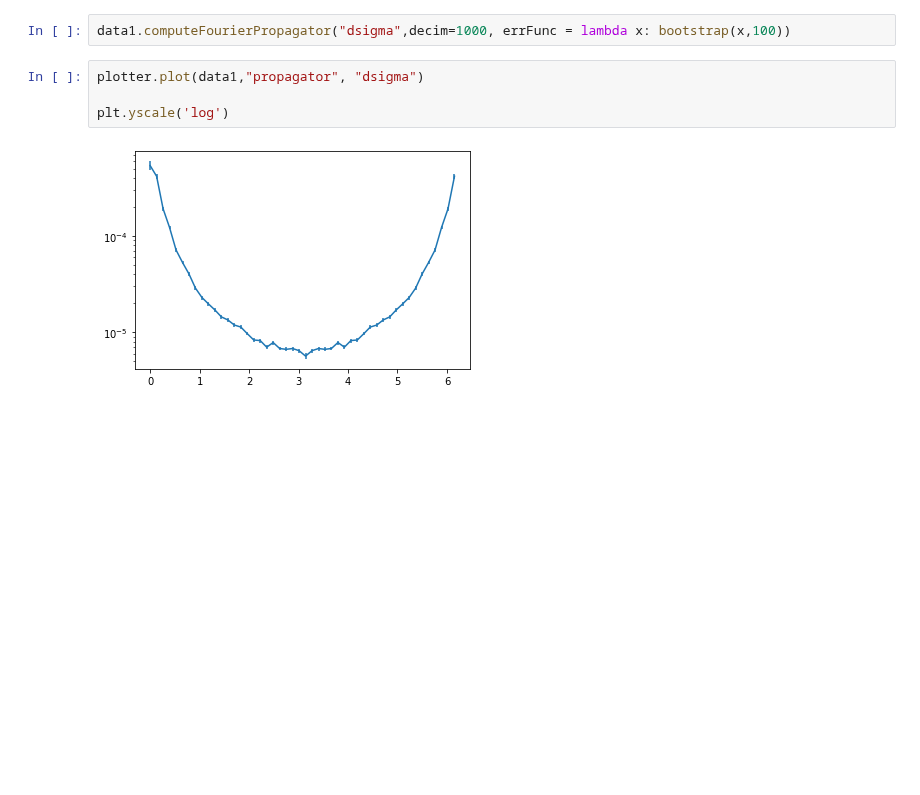
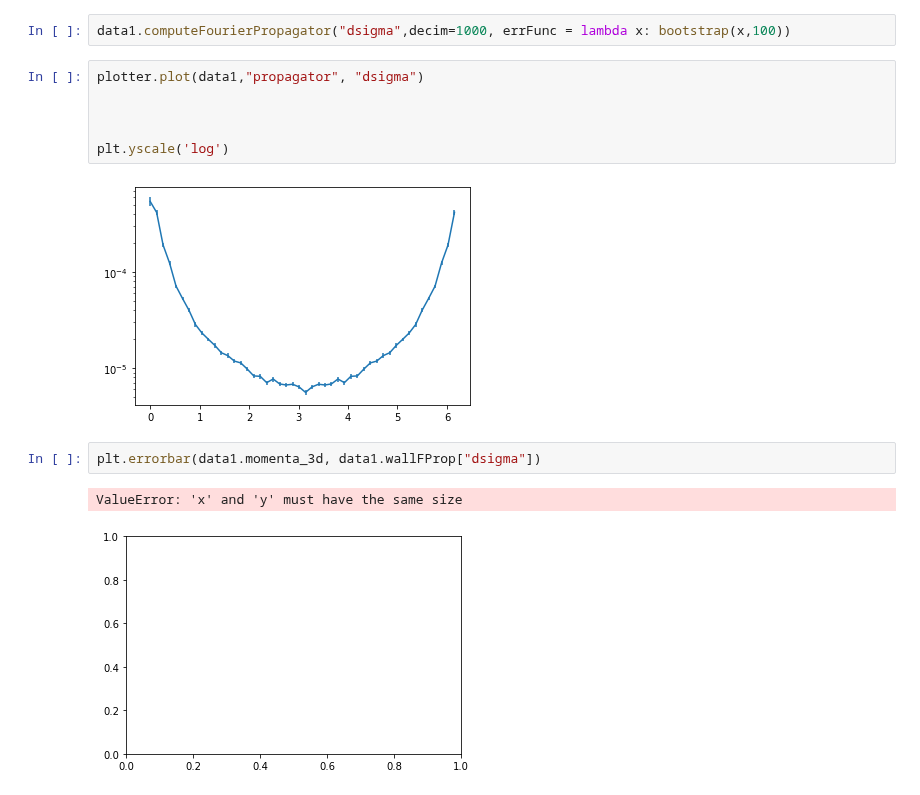
Before and after one commit to jannisgebbo/langevinA, a Jupyter notebook: jupyter_notebooks/ModelG_static_corrs.ipynb, the cells around one changed output. Saved outputs shown, nothing was run; the diff lists cells and outputs as text; blank space fills up the shorter version.

```diff
--- a/jupyter_notebooks/ModelG_static_corrs.ipynb
+++ b/jupyter_notebooks/ModelG_static_corrs.ipynb
@@ -35,6 +35,13 @@ data1.computeFourierPropagator("dsigma",decim=1000, errFunc = lambda x: bootstra
 # %%
 plotter.plot(data1,"propagator", "dsigma")
 
+
+
 plt.yscale('log')
 # %% [output]
 [figure]
+# %%
+plt.errorbar(data1.momenta_3d, data1.wallFProp["dsigma"])
+# %% [output]
+ValueError: 'x' and 'y' must have the same size
+[figure, added]
```
Also changed, not shown: 2 other files.
